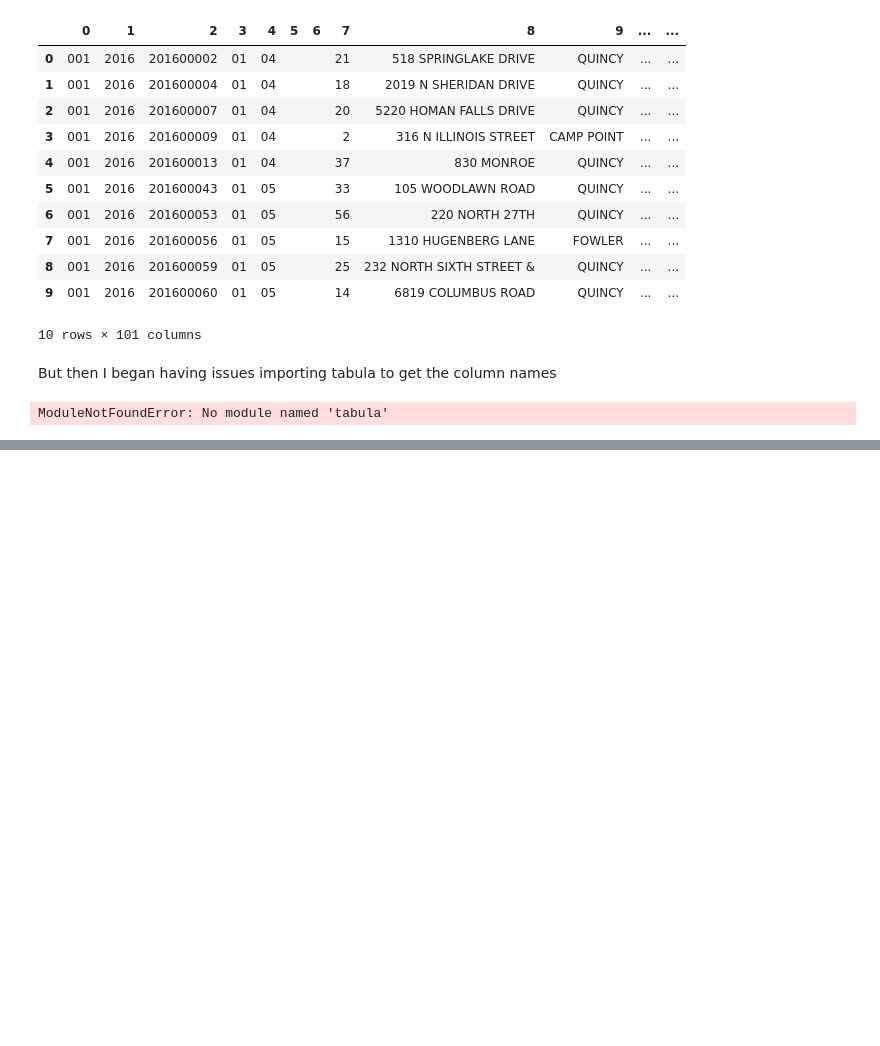
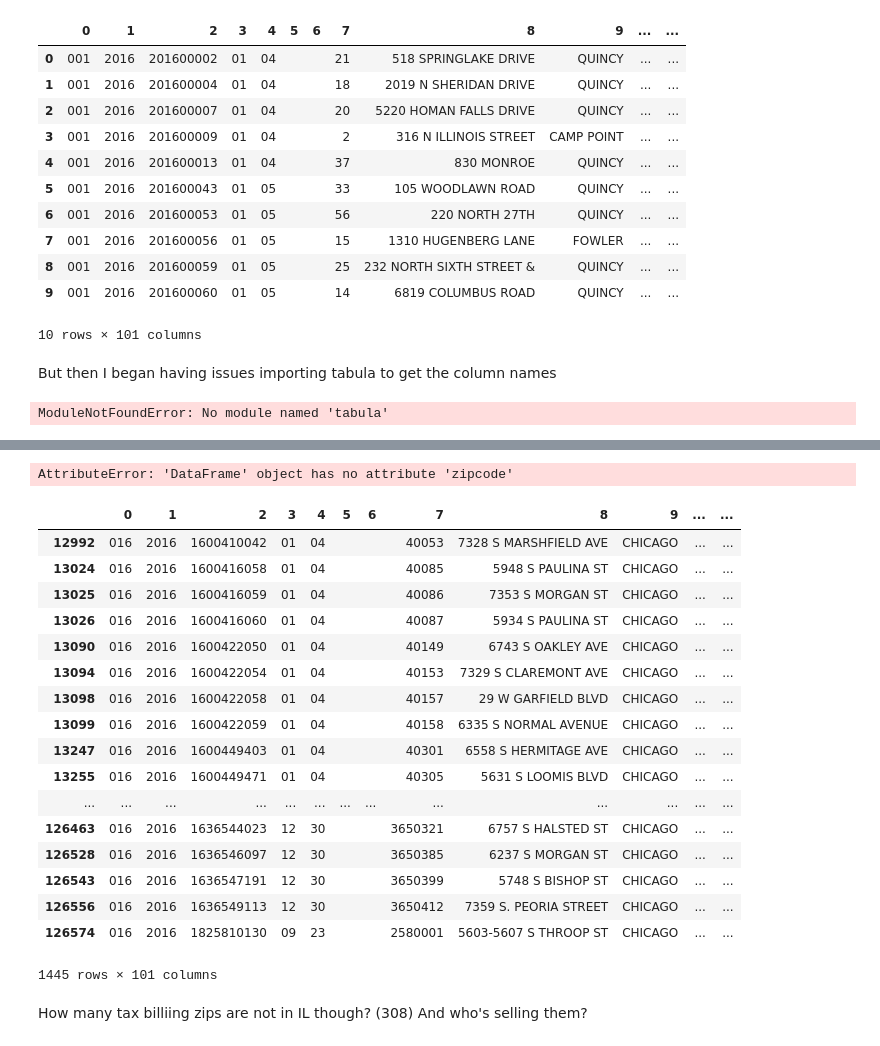
Before and after one commit to amyq96/chi-city, a Jupyter notebook: Illinois PTAX.ipynb, the cells around one changed output, grey strips where cells are left out. Drawn from its saved outputs; the diff is of its cells as text; code cells hidden in the pictures; blank space fills up the shorter version.

```diff
--- a/Illinois PTAX.ipynb
+++ b/Illinois PTAX.ipynb
@@ -68,0 +95,29 @@ ModuleNotFoundError: No module named 'tabula'
+# %%
+#df = df.rename(columns = {df.columns[93]:'zipcode', df.columns[72]:'tax_bill_zip', df.columns[71]:'tax_bill_state', df.columns[70]:'tax_bill_city',
+                         #df.columns[69]:'tax_bill_address', df.columns[68]:'tax_bill_name'})
+
+#manually typed in columns:
+df.columns = ['county', 'recording_year', 'document_number', 'recording_month', 'recording_day',
+'volume', 'page', 'tab_number', 'street_address', 'city', 'township', 'parcel_count',
+'deed_year', 'deed_month', 'deed_type', 'other_deed_type', 'principal_residence',
+'advertised', 'current_use_code', 'intended_use_code', 'current_units',
+'intended_units', 'current_comm_use_dsc', 'intended_comm_use_dsc',
+'current_other_use_dsc', 'intended_other_use_dsc', 'demolition_indicator',
+'additions_indicator', 'remodel_indicator', 'new_construction_indicator',
+'other_change_indicator', 'expl_other_change', 'change_month', 'change_year',
+'full_contract_indicator', 'yr_contract_initiated', 'sale_btwn_relatives',
+'sale_less_100', 'court_ordered_sale', 'foreclosure', 'condemnation', 'auction_sale',
+'relocation_company', 'financial_inst', 'reit', 'pension_fund', 'adjacent_property',
+'option_to_purchase', 'trade_of_property', 'sale_leaseback', 'other_items_indicator',
+'expl_other_items', 'full_consideration', 'personal_property', 'mobile_home',
+'net_consideration', 'other_real_property', 'outstanding_mortgage', 'exempt_transfer',
+'net_consideration_tax', 'line_18', 'il_tax', 'county_tax', 'total_tax', 'seller_name',
+'seller_signature', 'buyer_name', 'buyer_signature', 'tax_bill_name', 'tax_bill_address',
+'tax_bill_city', 'tax_bill_state', 'tax_bill_zip', 'tax_bill_zip4', 'preparer_name',
+'preparer_file_num', 'preparer_address', 'preparer_city', 'preparer_zip', 'preparer_state',
+'preparer_zip','preparer_zip4',
+'ext_legal_attached', 'ptax_attached', 'personal_prop_attached', 'ccao_township',
+'property_class', 'minor_property_class', 'land_assessment', 'building_assessment',
+'total_assessment', 'year_prior', 'mobile_home_assessed', 'ccao_comments,' 'zipcode',
+'homestead_exemption', 'homestead_amt', 'senior_homestead_amt', 'senior_homestead_freeze_amt',
+'ptax_b', 'short_sale', 'bank_reo']
@@ -68,0 +131,31 @@ ModuleNotFoundError: No module named 'tabula'
+# %%
+ENGLEWOOD1=60621
+ENGLEWOOD2=60636
+englewood_df = df[(df.zipcode == "60636") | (df.zipcode == "60621")]
+# %% [output]
+AttributeError: 'DataFrame' object has no attribute 'zipcode'
+# %%
+pd.set_option('display.max_colwidth', -1)
+englewood_df
+# %% [output]
+|  | 0 | 1 | 2 | 3 | 4 | 5 | 6 | 7 | 8 | 9 | ... | ... |
+| 12992 | 016 | 2016 | 1600410042 | 01 | 04 |  |  | 40053 | 7328 S MARSHFIELD AVE | CHICAGO | ... | ... |
+| 13024 | 016 | 2016 | 1600416058 | 01 | 04 |  |  | 40085 | 5948 S PAULINA ST | CHICAGO | ... | ... |
+| 13025 | 016 | 2016 | 1600416059 | 01 | 04 |  |  | 40086 | 7353 S MORGAN ST | CHICAGO | ... | ... |
+| 13026 | 016 | 2016 | 1600416060 | 01 | 04 |  |  | 40087 | 5934 S PAULINA ST | CHICAGO | ... | ... |
+| 13090 | 016 | 2016 | 1600422050 | 01 | 04 |  |  | 40149 | 6743 S OAKLEY AVE | CHICAGO | ... | ... |
+| 13094 | 016 | 2016 | 1600422054 | 01 | 04 |  |  | 40153 | 7329 S CLAREMONT AVE | CHICAGO | ... | ... |
+| 13098 | 016 | 2016 | 1600422058 | 01 | 04 |  |  | 40157 | 29 W GARFIELD BLVD | CHICAGO | ... | ... |
+| 13099 | 016 | 2016 | 1600422059 | 01 | 04 |  |  | 40158 | 6335 S NORMAL AVENUE | CHICAGO | ... | ... |
+| 13247 | 016 | 2016 | 1600449403 | 01 | 04 |  |  | 40301 | 6558 S HERMITAGE AVE | CHICAGO | ... | ... |
+| 13255 | 016 | 2016 | 1600449471 | 01 | 04 |  |  | 40305 | 5631 S LOOMIS BLVD | CHICAGO | ... | ... |
+| ... | ... | ... | ... | ... | ... | ... | ... | ... | ... | ... | ... | ... |
+| 126463 | 016 | 2016 | 1636544023 | 12 | 30 |  |  | 3650321 | 6757 S HALSTED ST | CHICAGO | ... | ... |
+| 126528 | 016 | 2016 | 1636546097 | 12 | 30 |  |  | 3650385 | 6237 S MORGAN ST | CHICAGO | ... | ... |
+| 126543 | 016 | 2016 | 1636547191 | 12 | 30 |  |  | 3650399 | 5748 S BISHOP ST | CHICAGO | ... | ... |
+| 126556 | 016 | 2016 | 1636549113 | 12 | 30 |  |  | 3650412 | 7359 S. PEORIA STREET | CHICAGO | ... | ... |
+| 126574 | 016 | 2016 | 1825810130 | 09 | 23 |  |  | 2580001 | 5603-5607 S THROOP ST | CHICAGO | ... | ... |
+1445 rows × 101 columns
+# %% [markdown]
+How many tax billiing zips are not in IL though? (308)
+And who's selling them?
```
Also changed, not shown: parts of 5 cells of this notebook.
